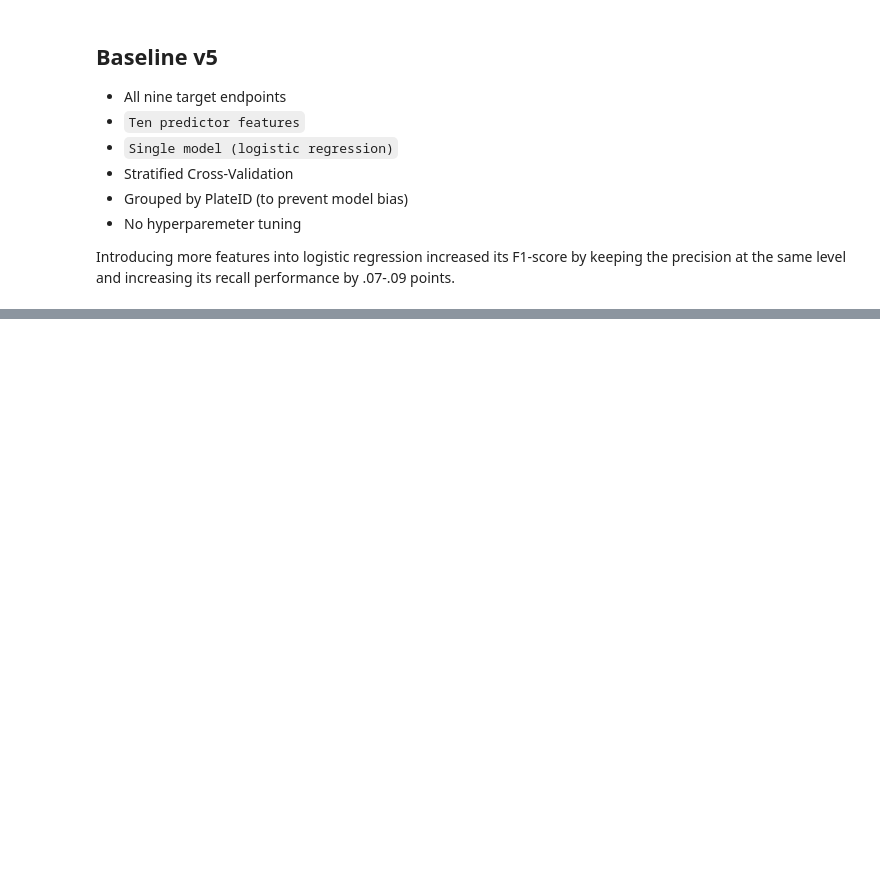
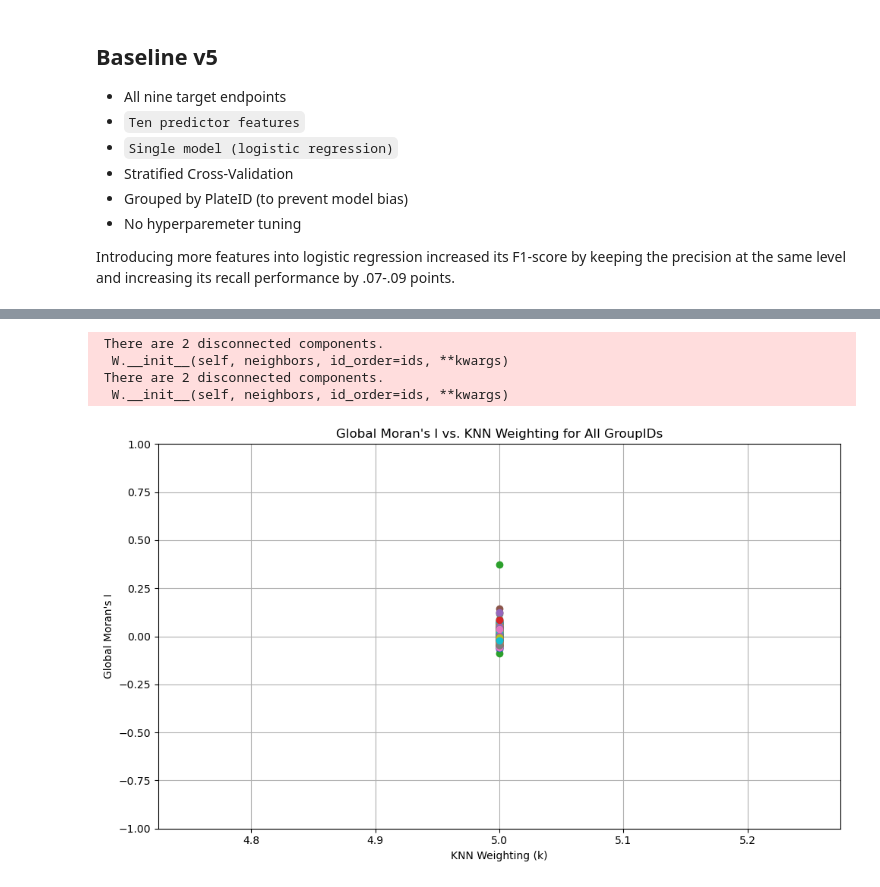
Before and after one commit to emreguler97/project-vermeer, a Jupyter notebook: project_vermeer.ipynb, the cells around one changed output, grey strips where cells are left out. Cells and saved outputs as stored; diff of their text form; code cells hidden in the pictures; blank space fills up the shorter version.

```diff
--- a/project_vermeer.ipynb
+++ b/project_vermeer.ipynb
@@ -2957,0 +4569,71 @@ KeyboardInterrupt:
+# %%
+# To store Global Moran's I values for each k and ObjectID
+results = {}
+
+# list of different ranges of neighbors
+# ks = [3, 6, 12, 25, 50, 100]
+# ks = [5, 7, 9, 13, 30, 50, 100]
+ks = [5]
+
+# Iterate over each ObjectID
+for obj_id in biomorph_cell_stats['GroupID'].unique():
+    # Filter data for the current ObjectID
+    df_obj = biomorph_cell_stats[biomorph_cell_stats['GroupID'] == obj_id]
+
+    # Extract coordinates and feature values
+    coords = df_obj[['Cells_AreaShape_Center_X', 'Cells_AreaShape_Center_Y']].values
+    feature_values = df_obj['Cells_AreaShape_Area'].values
+
+    # Initialize a list to store Moran's I for different ks
+    global_is = []
+
+    # Iterate over each k value
+    for k in ks:
+        # Check if there are enough observations
+        if len(df_obj) >= k + 1:
+            # Create kNN weights
+            knn_weights = KNN(coords, k=k)
+
+            # Compute Global Moran's I
+            mi = esda.Moran(feature_values, knn_weights)
+
+            # Append the Moran's I value
+            global_is.append(mi.I)
+        else:
+            # Not enough observations for this k, append NaN
+            global_is.append(np.nan)
+
+    # Store the results for the current ObjectID
+    results[obj_id] = global_is
+
+# Create a DataFrame from the results dictionary
+results_df = pd.DataFrame(results, index=ks)
+
+# Transpose the DataFrame so that ObjectIDs are columns
+results_df = results_df.T
+
+# Reset index to turn ObjectIDs into a column
+results_df.reset_index(inplace=True)
+
+# Rename columns
+results_df.rename(columns={'index': 'GroupID'}, inplace=True)
+
+plt.figure(figsize=(10, 6))
+
+for idx, row in results_df.iterrows():
+    plt.plot(ks, row[1:], marker='o', label=row['GroupID'])
+
+plt.xlabel('KNN Weighting (k)')
+plt.ylabel("Global Moran's I")
+plt.title("Global Moran's I vs. KNN Weighting for All GroupIDs")
+plt.ylim(-1, 1)
+# plt.legend(bbox_to_anchor=(1.05, 1), loc='upper left')  # Place legend outside plot
+plt.grid(True)
+plt.tight_layout()
+plt.show()
+# %% [output]
+ There are 2 disconnected components.
+  W.__init__(self, neighbors, id_order=ids, **kwargs)
+ There are 2 disconnected components.
+  W.__init__(self, neighbors, id_order=ids, **kwargs)
+[figure, added]
```
Also changed, not shown: parts of 76 cells of this notebook.
